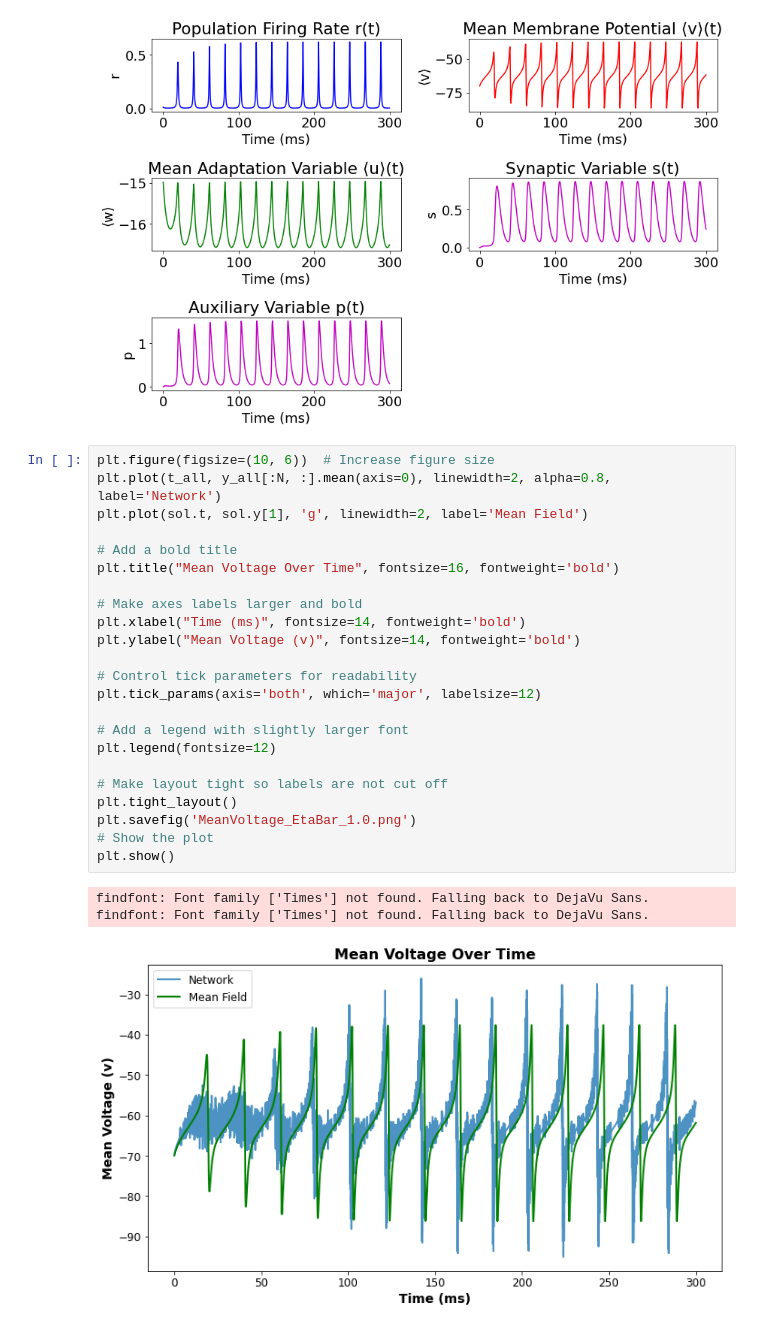
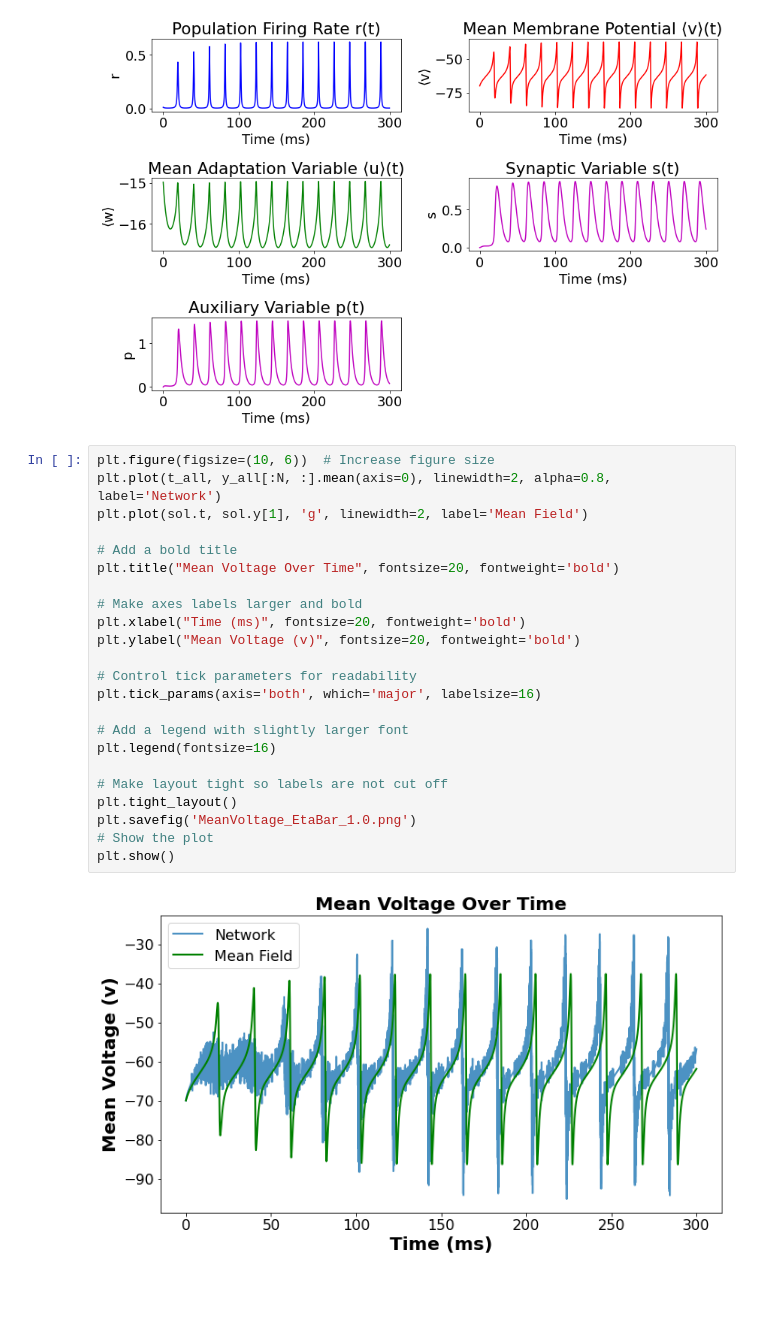
Before and after one commit to davidkelly2002/Final_Year_Thesis_Code, a Jupyter notebook: Mean-Field Reduced System (Chapter 4).ipynb, the cells around one changed output. Drawn from its saved outputs; the diff is of its cells as text; blank space fills up the shorter version.

```diff
--- a/Mean-Field Reduced System (Chapter 4).ipynb
+++ b/Mean-Field Reduced System (Chapter 4).ipynb
@@ -310,30 +310,28 @@ plt.show()
 # %%
 plt.figure(figsize=(10, 6))  # Increase figure size
 plt.plot(t_all, y_all[:N, :].mean(axis=0), linewidth=2, alpha=0.8, label='Network')
 plt.plot(sol.t, sol.y[1], 'g', linewidth=2, label='Mean Field')
 
 # Add a bold title
-plt.title("Mean Voltage Over Time", fontsize=16, fontweight='bold')
+plt.title("Mean Voltage Over Time", fontsize=20, fontweight='bold')
 
 # Make axes labels larger and bold
-plt.xlabel("Time (ms)", fontsize=14, fontweight='bold')
-plt.ylabel("Mean Voltage (v)", fontsize=14, fontweight='bold')
+plt.xlabel("Time (ms)", fontsize=20, fontweight='bold')
+plt.ylabel("Mean Voltage (v)", fontsize=20, fontweight='bold')
 
 # Control tick parameters for readability
-plt.tick_params(axis='both', which='major', labelsize=12)
+plt.tick_params(axis='both', which='major', labelsize=16)
 
 # Add a legend with slightly larger font
-plt.legend(fontsize=12)
+plt.legend(fontsize=16)
 
 # Make layout tight so labels are not cut off
 plt.tight_layout()
 plt.savefig('MeanVoltage_EtaBar_1.0.png')
 # Show the plot
 plt.show()
 # %% [output]
-findfont: Font family ['Times'] not found. Falling back to DejaVu Sans.
-findfont: Font family ['Times'] not found. Falling back to DejaVu Sans.
-[figure, old version]
+[figure, new version]
 # %%
 plt.figure(figsize=(10, 6))
 plt.plot(t_all, y_all[N:2*N, :].mean(axis=0), linewidth=2, alpha=0.8, label = 'Network')
```
Also changed, not shown: parts of 4 cells of this notebook.
